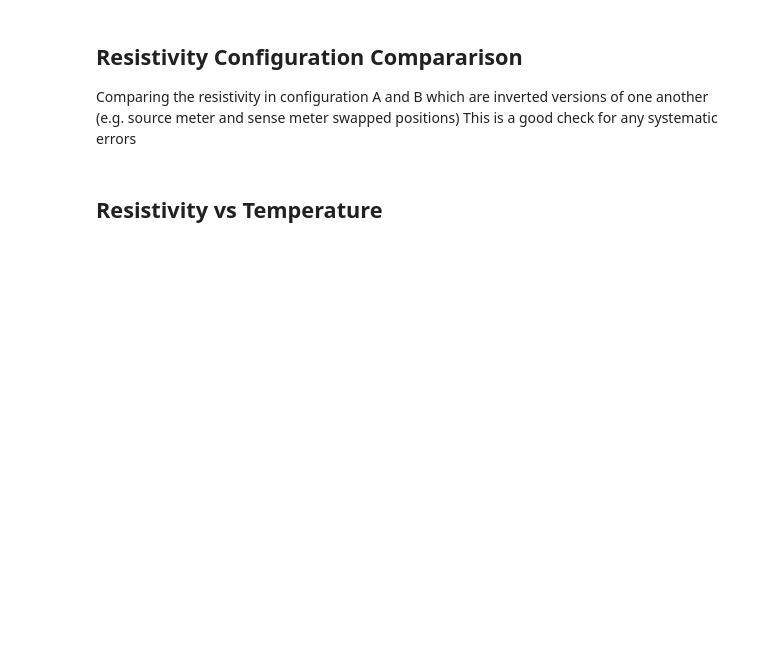
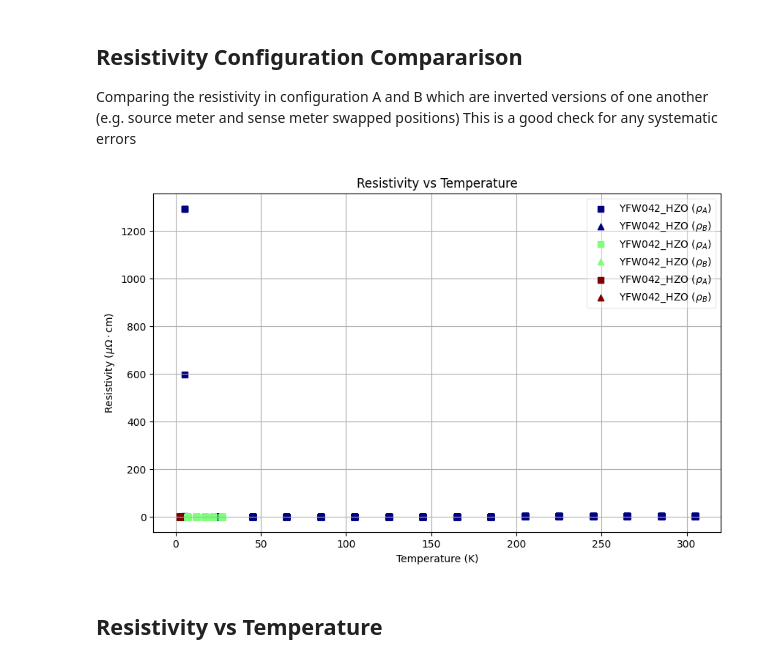
Before and after one commit to hc3413/Electronic_properties_of_thin_films, a Jupyter notebook: Analysis.ipynb, the cells around one changed output. Saved outputs shown, nothing was run; the diff lists cells and outputs as text; code cells hidden in the pictures; blank space fills up the shorter version.

```diff
--- a/Analysis.ipynb
+++ b/Analysis.ipynb
@@ -193,33 +222,37 @@ This is a good check for any systematic errors
 # %%
 # Create a figure and axis
 fig2 = plt.figure(figsize=(10, 6))
 ax = fig2.add_subplot(111)  # Create a single subplot
 
-#loop over the data sets
-for j in range(len(data_import_np)):
+c_val = plt.cm.jet(np.linspace(0,1,len(dat)))
+
+# Loop over the data sets
+for j, d in enumerate(dat):
 
     # Plot R_sheet_A vs Temp
-    ax.scatter(res_data[j][:,0], res_data[j][:,2]* 1e8 , marker='s', color='r', label = r'($\rho_A$)')
+    ax.scatter(d.res_data[:,0], d.res_data[:,2] * 1e8, marker='s', color=c_val[j], label=f'{d.plot_str} ($\\rho_A$)')
 
     # Plot R_sheet_B vs Temp
-    ax.scatter(res_data[j][:,0], res_data[j][:,3]* 1e8 , marker='^', color='g', label = r'($\rho_B$)')
+    ax.scatter(d.res_data[:,0], d.res_data[:,3] * 1e8, marker='^', color=c_val[j], label=f'{d.plot_str} ($\\rho_B$)')
 
 # Set labels and title
 ax.set_xlabel('Temperature (K)')
 ax.set_ylabel(r'Resistivity ($\mu \Omega \cdot$cm)')
 ax.set_title('Resistivity vs Temperature')
 
 # Add a grid
 ax.grid(True)
 
 # Add a legend
-ax.legend(loc = 'best', framealpha=0.4)
+ax.legend(loc='best', framealpha=0.4)
 
 # Show the plot
 plt.show()
 
 if plot_data == True:
     fig2.savefig(Path(path_out).joinpath(f'{plot_string}_rho_xx_A_vs_B.{fig_format}'), dpi=300, bbox_inches='tight', transparent=plot_transparency)
+# %% [output]
+[figure, added]
 # %% [markdown]
 ## Resistivity vs Temperature
 # %%
```
Also changed, not shown: parts of 27 cells of this notebook, 1 other file.
